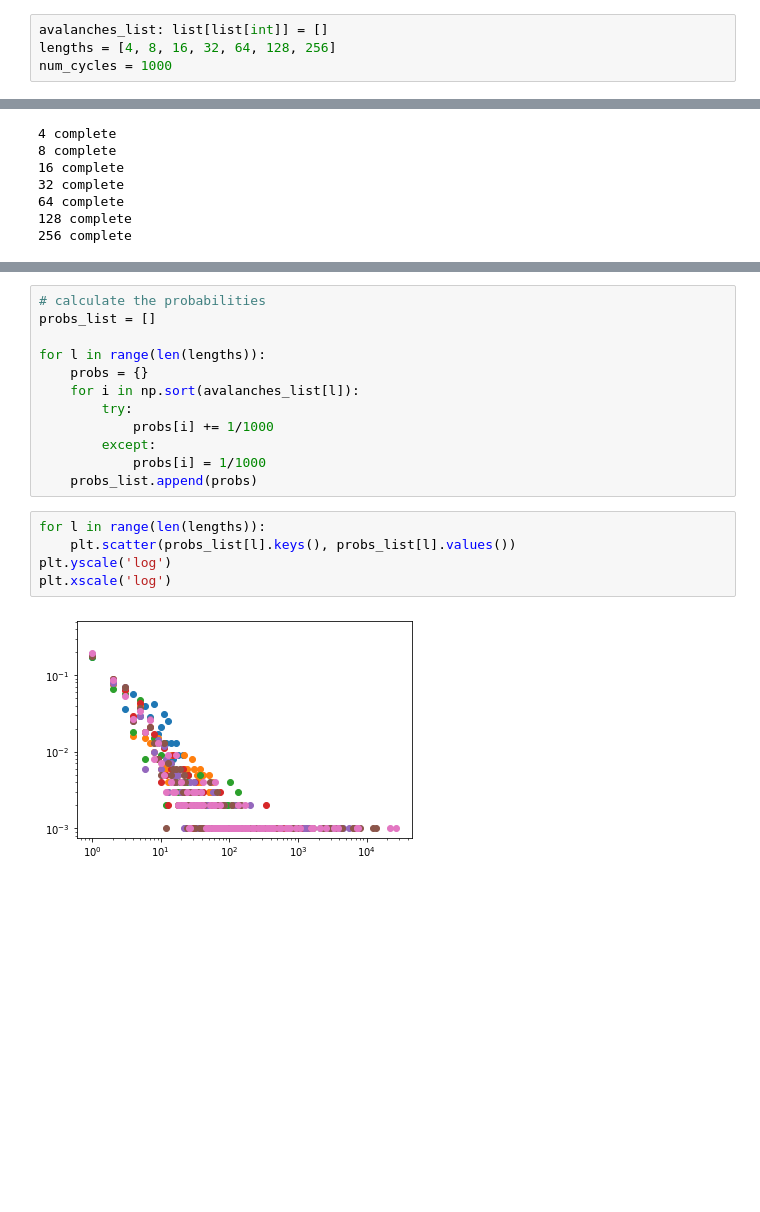
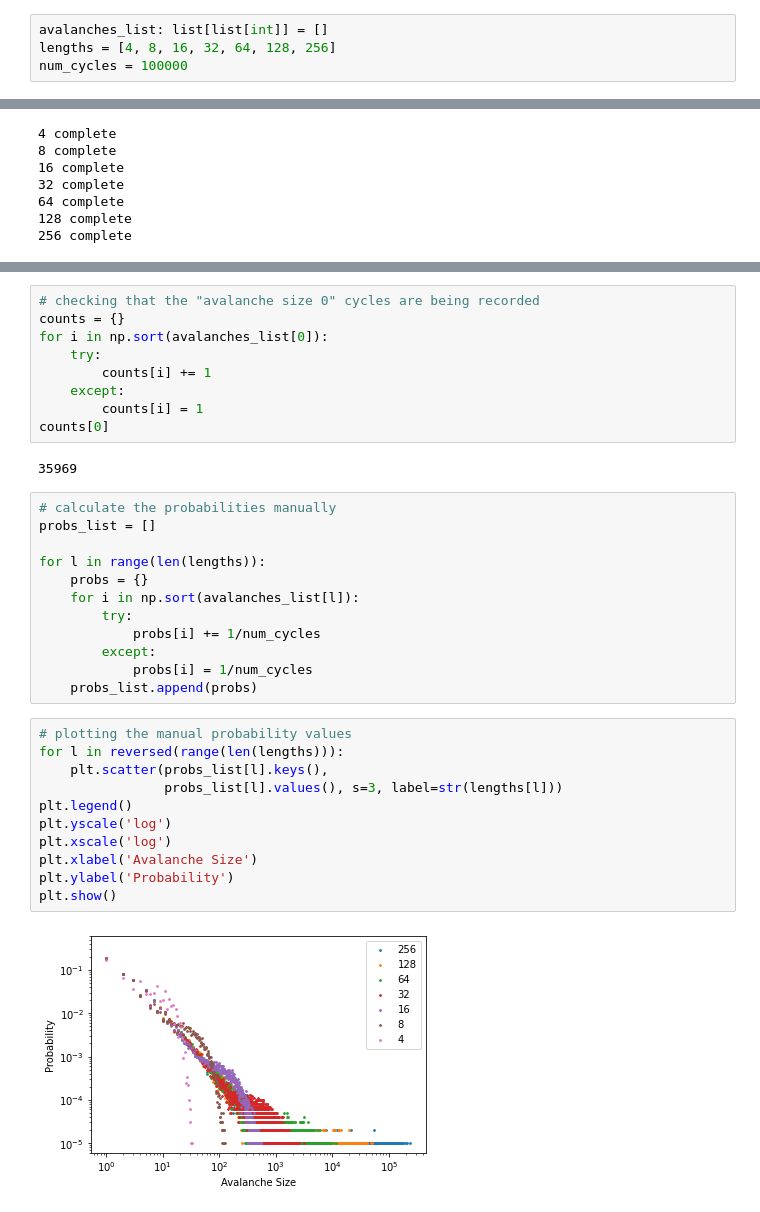
Before and after one commit to bdgrichards/oslo, a Jupyter notebook: oslo.ipynb, the cells around one changed output, grey strips where cells are left out. Drawn from its saved outputs; the diff is of its cells as text; blank space fills up the shorter version.

```diff
--- a/oslo.ipynb
+++ b/oslo.ipynb
@@ -840,7 +841,7 @@ For the numerical test as to whether the gradients are indeed statistically inde
 # %%
 avalanches_list: list[list[int]] = []
 lengths = [4, 8, 16, 32, 64, 128, 256]
-num_cycles = 1000
+num_cycles = 100000
 # %%
 for length in lengths:
     model = Model(length)
@@ -875,19 +876,36 @@ plt.show()
+# %%
+# checking that the "avalanche size 0" cycles are being recorded
+counts = {}
+for i in np.sort(avalanches_list[0]):
+    try:
+        counts[i] += 1
+    except:
+        counts[i] = 1
+counts[0]
+# %% [output]
+35969
 # %%
-# calculate the probabilities
+# calculate the probabilities manually
 probs_list = []
 
 for l in range(len(lengths)):
     probs = {}
     for i in np.sort(avalanches_list[l]):
         try:
-            probs[i] += 1/1000
+            probs[i] += 1/num_cycles
         except:
-            probs[i] = 1/1000
+            probs[i] = 1/num_cycles
     probs_list.append(probs)
 # %%
-for l in range(len(lengths)):
-    plt.scatter(probs_list[l].keys(), probs_list[l].values())
+# plotting the manual probability values
+for l in reversed(range(len(lengths))):
+    plt.scatter(probs_list[l].keys(),
+                probs_list[l].values(), s=3, label=str(lengths[l]))
+plt.legend()
 plt.yscale('log')
 plt.xscale('log')
+plt.xlabel('Avalanche Size')
+plt.ylabel('Probability')
+plt.show()
 # %% [output]
-[figure, old version]
+[figure, new version]
```
Also changed, not shown: parts of 10 cells of this notebook, 2 other files.
